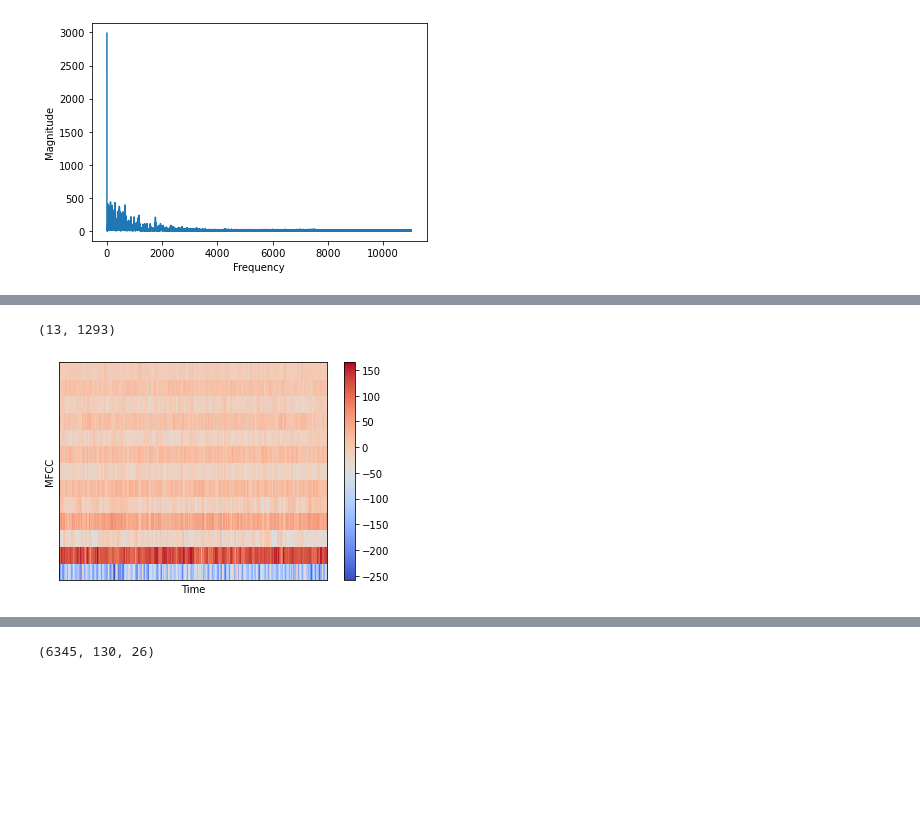
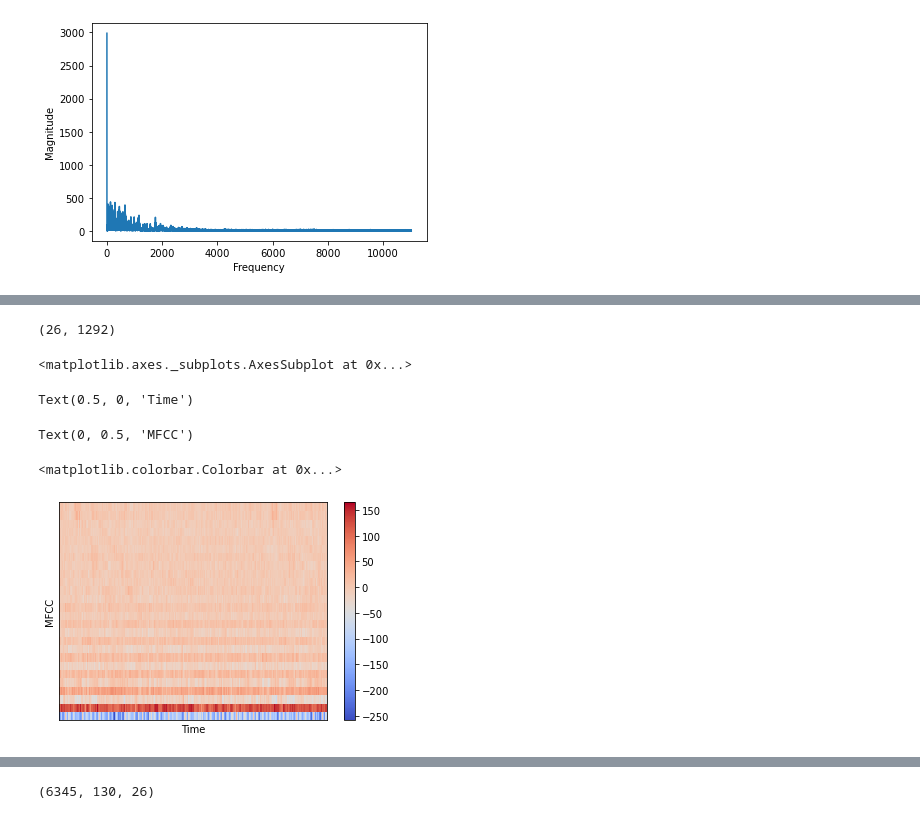
Before and after one commit to srir3440/Music-Genre, a Jupyter notebook: audio.ipynb, the cells around one changed output, grey strips where cells are left out. Cells and saved outputs as stored; diff of their text form; code cells hidden in the pictures; blank space fills up the shorter version.

```diff
--- a/audio.ipynb
+++ b/audio.ipynb
@@ -108,11 +114,15 @@ plt.show()
 # %%
-mfcc=librosa.feature.mfcc(signal,n_fft=2048,hop_length=512,n_mfcc=13)
+mfcc=librosa.feature.mfcc(signal,n_fft=2048,hop_length=512,n_mfcc=26)
 print(mfcc.shape)
 librosa.display.specshow(mfcc,hop_length=512,sr=sr)
 plt.xlabel("Time")
 plt.ylabel("MFCC")
 plt.colorbar()
 plt.show()
 # %% [output]
-(13, 1293)
+(26, 1292)
+<matplotlib.axes._subplots.AxesSubplot at 0x...>
+Text(0.5, 0, 'Time')
+Text(0, 0.5, 'MFCC')
+<matplotlib.colorbar.Colorbar at 0x...>
-[figure, old version]
+[figure, new version]
```
Also changed, not shown: parts of 3 cells of this notebook.
